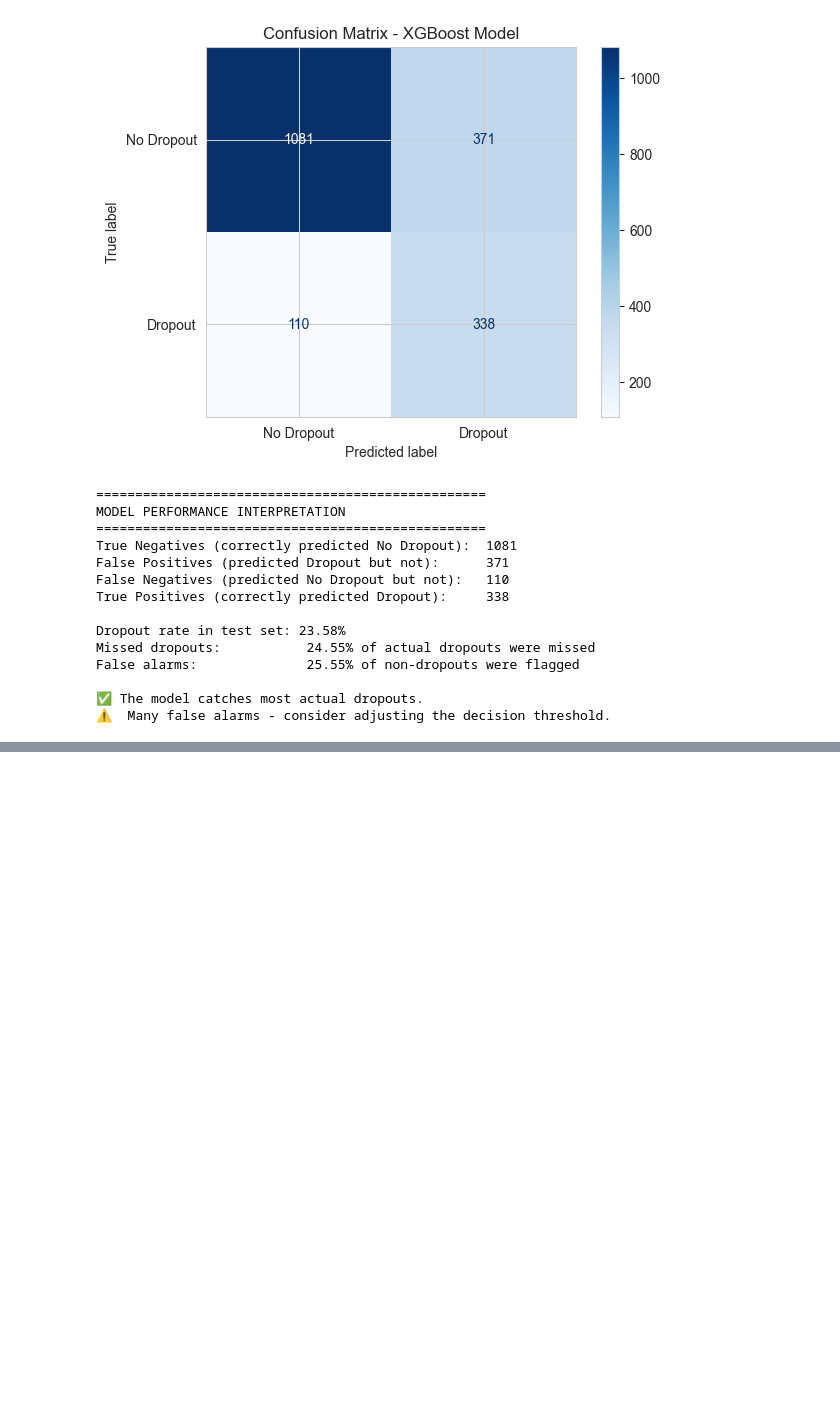
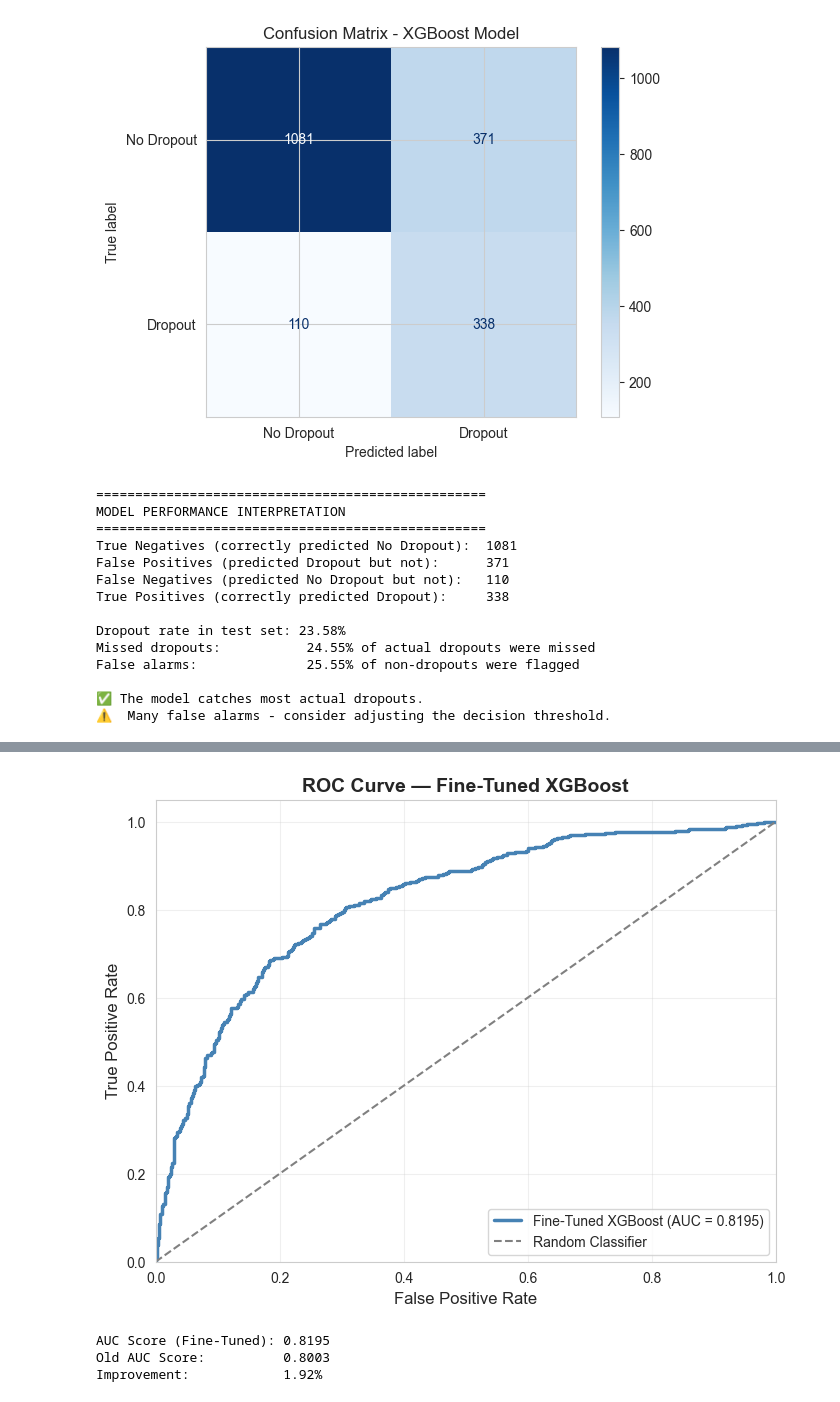
Before and after one commit to BrianMuli/mental-health-and-dropout-prediction, a Jupyter notebook: xgboost_model.ipynb, the cells around one changed output, grey strips where cells are left out. Saved outputs shown, nothing was run; the diff lists cells and outputs as text; code cells hidden in the pictures; blank space fills up the shorter version.

```diff
--- a/xgboost_model.ipynb
+++ b/xgboost_model.ipynb
@@ -783,0 +817,40 @@ False alarms:              25.55% of non-dropouts were flagged
+# %%
+from sklearn.metrics import roc_curve, roc_auc_score
+import matplotlib.pyplot as plt
+import os
+
+# Get predictions from best model
+y_pred_prob = grid_search.best_estimator_.predict_proba(X_test)[:, 1]
+
+# Calculate ROC
+fpr, tpr, _ = roc_curve(y_test, y_pred_prob)
+auc_score = roc_auc_score(y_test, y_pred_prob)
+
+# Plot
+plt.figure(figsize=(8, 6))
+plt.plot(fpr, tpr, color='steelblue', lw=2.5,
+         label=f'Fine-Tuned XGBoost (AUC = {auc_score:.4f})')
+plt.plot([0, 1], [0, 1], color='grey', linestyle='--', lw=1.5,
+         label='Random Classifier')
+plt.xlim([0.0, 1.0])
+plt.ylim([0.0, 1.05])
+plt.xlabel('False Positive Rate', fontsize=12)
+plt.ylabel('True Positive Rate', fontsize=12)
+plt.title('ROC Curve — Fine-Tuned XGBoost', fontsize=14, fontweight='bold')
+plt.legend(loc='lower right')
+plt.grid(True, alpha=0.3)
+
+# Save
+models_dir = 'models'
+os.makedirs(models_dir, exist_ok=True)
+plt.savefig(os.path.join(models_dir, 'roc_curve_finetuned_xgboost.png'), dpi=150)
+plt.show()
+
+print(f'AUC Score (Fine-Tuned): {auc_score:.4f}')
+print(f'Old AUC Score:          0.8003')
+print(f'Improvement:            {(auc_score - 0.8003) * 100:.2f}%')
+# %% [output]
+[figure, added]
+AUC Score (Fine-Tuned): 0.8195
+Old AUC Score:          0.8003
+Improvement:            1.92%
```
Also changed, not shown: parts of 1 cell of this notebook, 1 other file.
